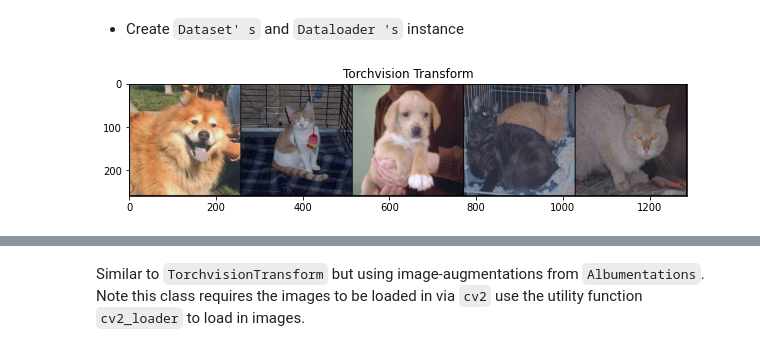
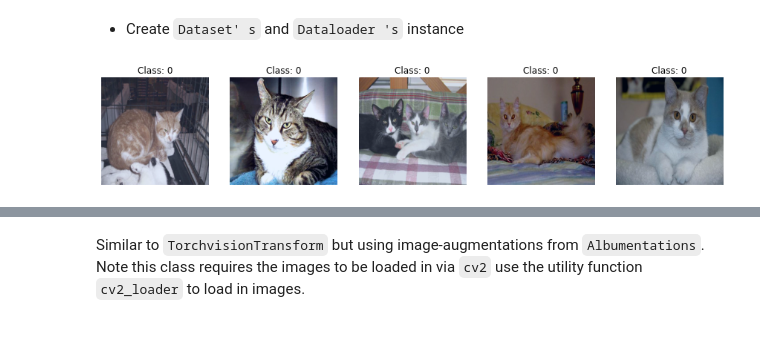
Before and after one commit to benihime91/lightning_cv, a Jupyter notebook: nbs/01a_classification.data.transforms.ipynb, the cells around one changed output, grey strips where cells are left out. Cells and saved outputs as stored; diff of their text form; code cells hidden in the pictures.

```diff
--- a/nbs/01a_classification.data.transforms.ipynb
+++ b/nbs/01a_classification.data.transforms.ipynb
@@ -58,7 +58,6 @@ from lightning_cv.core import Registry, LOADER_REGISTERY
 class ImageNetConstants(NamedTuple):
     MEAN = IMAGENET_DEFAULT_MEAN
     STD = IMAGENET_DEFAULT_STD
-    CROP = DEFAULT_CROP_PCT
 
 
 class CIFAR10Constants(NamedTuple):
@@ -89,9 +92,9 @@ INFO [03/10 13:52:20 lcv.core.utils.data]: Data downloaded to /Users/ayushman/De
 # %%
+# hide
 # export
-# hide
 ClassificationTransformCatalog = Registry("TRANSFORMS")
 ClassificationTransformCatalog.__doc__ = (
-    "Registery of ImageClassification Transformations"
+    "Registery of Transformations Used in Image Classification"
 )
 # %% [output]
 [interactive output not drawn]
@@ -242,26 +246,25 @@ ARGUMENTS:
 # %%
 # Load in Transformations
 tfms = ClassificationTransformCatalog.get(cfg.TRANSFORMS.TRAIN.NAME)
 tfms = tfms.from_config(cfg.TRANSFORMS.TRAIN.ARGUMENTS)
 
 # be sure to set the appropriate Loader
 # in the case below we are using Torchvision transforms which accepts PIL Images
 # so use `pil_loader` from LOADER_REGISTERY
 dset = ImageFolder(
     root=f"{nbdev_path}/cats_and_dogs_filtered/train",
     loader=LOADER_REGISTERY.get(cfg.TRANSFORMS.TRAIN.LOADER),
     transform=tfms,
 )
 
 dl = torch.utils.data.DataLoader(dset, batch_size=5, shuffle=True)
 
 images, targets = next(iter(dl))
 
-# display images
-plt.figure(figsize=(10, 10))
-imshow_tensor(images, title="Torchvision Transform", normalize=True)
+norm_range(images, None)
+show_images(images, titles=[f"Class: {i}" for i in targets.data.numpy()])
 # %% [output]
-[figure, old version]
+[figure, new version]
 [interactive output not drawn]
 # %%
 # export
```
Also changed, not shown: parts of 29 cells of this notebook, 10 other files.
